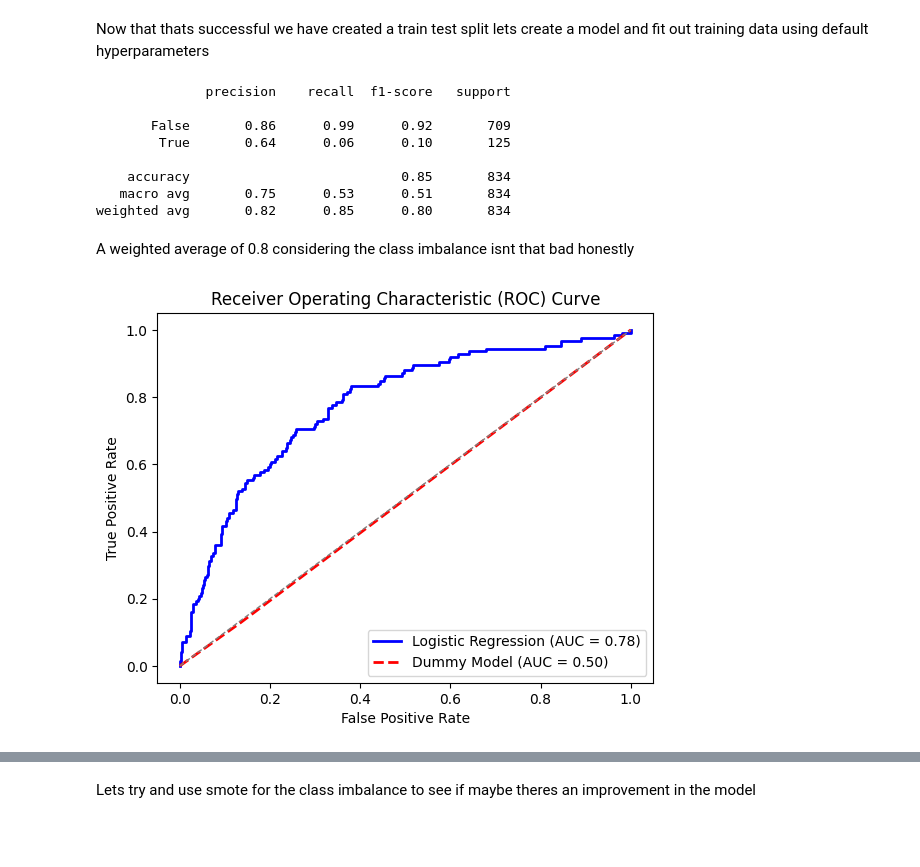
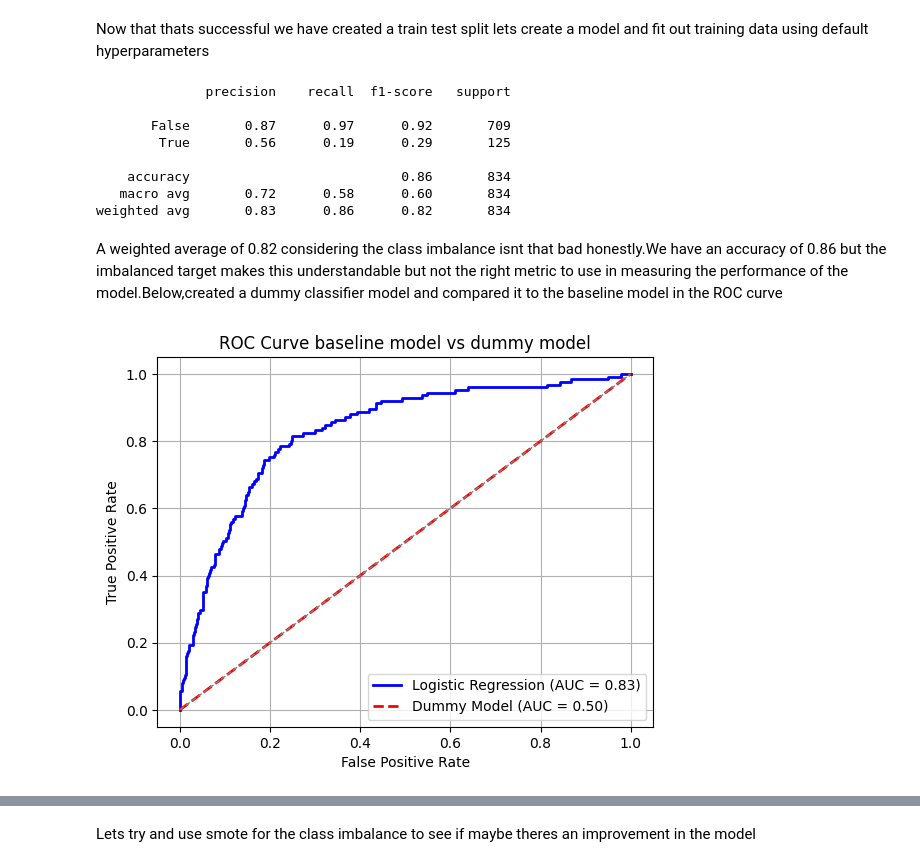
Before and after one commit to IceyPanda23/Phase_3_project, a Jupyter notebook: Project.ipynb, the cells around one changed output, grey strips where cells are left out. Cells and saved outputs as stored; diff of their text form; code cells hidden in the pictures; blank space fills up the shorter version.

```diff
--- a/Project.ipynb
+++ b/Project.ipynb
@@ -164,0 +191,4 @@ memory usage: 615.3+ KB
+# %%
+encoded_area = pd.get_dummies(df['area code'],drop_first=True,prefix='encoded')
+df = pd.concat([df.drop(columns='area code'),encoded_area],axis=1)
+df.columns
@@ -179,0 +231,8 @@ Name: count, dtype: int64
+# %%
+continuous_features = ['account length', 'number vmail messages', 'total day minutes', 'total day calls',
+                      'total day charge', 'total eve minutes', 'total eve calls', 'total eve charge',
+                      'total night minutes', 'total night calls', 'total night charge', 'total intl minutes',
+                      'total intl calls', 'total intl charge', 'customer service calls']
+scaler = StandardScaler()
+df[continuous_features] = scaler.fit_transform(df[continuous_features])
+df.describe()
@@ -200,11 +269,9 @@ print(classification_report)
 # %% [output]
               precision    recall  f1-score   support
 
-       False       0.86      0.99      0.92       709
-        True       0.64      0.06      0.10       125
+       False       0.87      0.97      0.92       709
+        True       0.56      0.19      0.29       125
 
-    accuracy                           0.85       834
-   macro avg       0.75      0.53      0.51       834
-weighted avg       0.82      0.85      0.80       834
+    accuracy                           0.86       834
+   macro avg       0.72      0.58      0.60       834
+weighted avg       0.83      0.86      0.82       834
-# %% [markdown]
-A weighted average of 0.8 considering the class imbalance isnt that bad honestly
@@ -211,32 +283,26 @@ A weighted average of 0.8 considering the class imbalance isnt that bad honestly
+# %% [markdown]
+A weighted average of 0.82 considering the class imbalance isnt that bad honestly.We have an accuracy of 0.86 but the imbalanced target makes this understandable but not the right metric to use in measuring the performance of the model.Below,created a dummy classifier model and compared it to the baseline model in the ROC curve
 # %%
-# Compute predicted probabilities for logistic regression model
 y_pred_prob_lr = logreg.predict_proba(X_test)[:, 1]
 
-# Create and train a dummy classifier
-dummy_model = DummyClassifier(strategy='stratified')  # Replace 'stratified' with your desired strategy
+
+dummy_model = DummyClassifier(strategy='constant', constant=0)
 dummy_model.fit(X_train, y_train)
-
-# Compute predicted probabilities for dummy model
 y_pred_prob_dummy = dummy_model.predict_proba(X_test)[:, 1]
-
-# Compute ROC curve and ROC area for logistic regression model
 fpr_lr, tpr_lr, _ = roc_curve(y_test, y_pred_prob_lr)
 roc_auc_lr = auc(fpr_lr, tpr_lr)
-
-# Compute ROC curve and ROC area for dummy model
 fpr_dummy, tpr_dummy, _ = roc_curve(y_test, y_pred_prob_dummy)
 roc_auc_dummy = auc(fpr_dummy, tpr_dummy)
-
-# Plot ROC curve
 plt.figure()
 plt.plot(fpr_lr, tpr_lr, color='blue', lw=2, label='Logistic Regression (AUC = %0.2f)' % roc_auc_lr)
 plt.plot(fpr_dummy, tpr_dummy, color='red', lw=2, linestyle='--', label='Dummy Model (AUC = %0.2f)' % roc_auc_dummy)
-plt.plot([0, 1], [0, 1], color='gray', lw=1, linestyle='--')  # Diagonal line representing random chance
+plt.plot([0, 1], [0, 1], color='gray', lw=1, linestyle='--')
 plt.xlabel('False Positive Rate')
 plt.ylabel('True Positive Rate')
-plt.title('Receiver Operating Characteristic (ROC) Curve')
+plt.title('ROC Curve baseline model vs dummy model')
 plt.legend(loc='lower right')
+plt.grid(True)
 plt.show()
 # %% [output]
-[figure, old version]
+[figure, new version]
 # %% [markdown]
```
Also changed, not shown: parts of 25 cells of this notebook.
